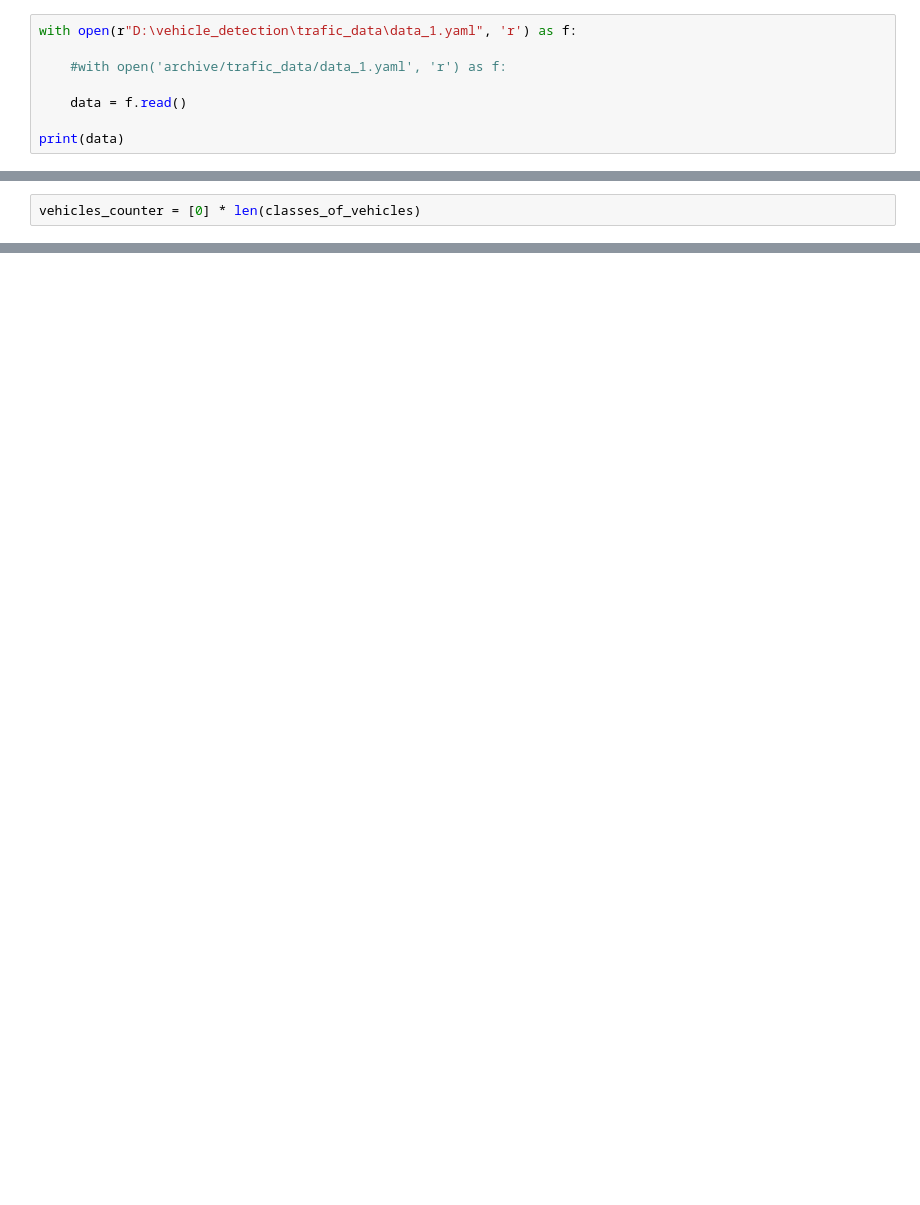
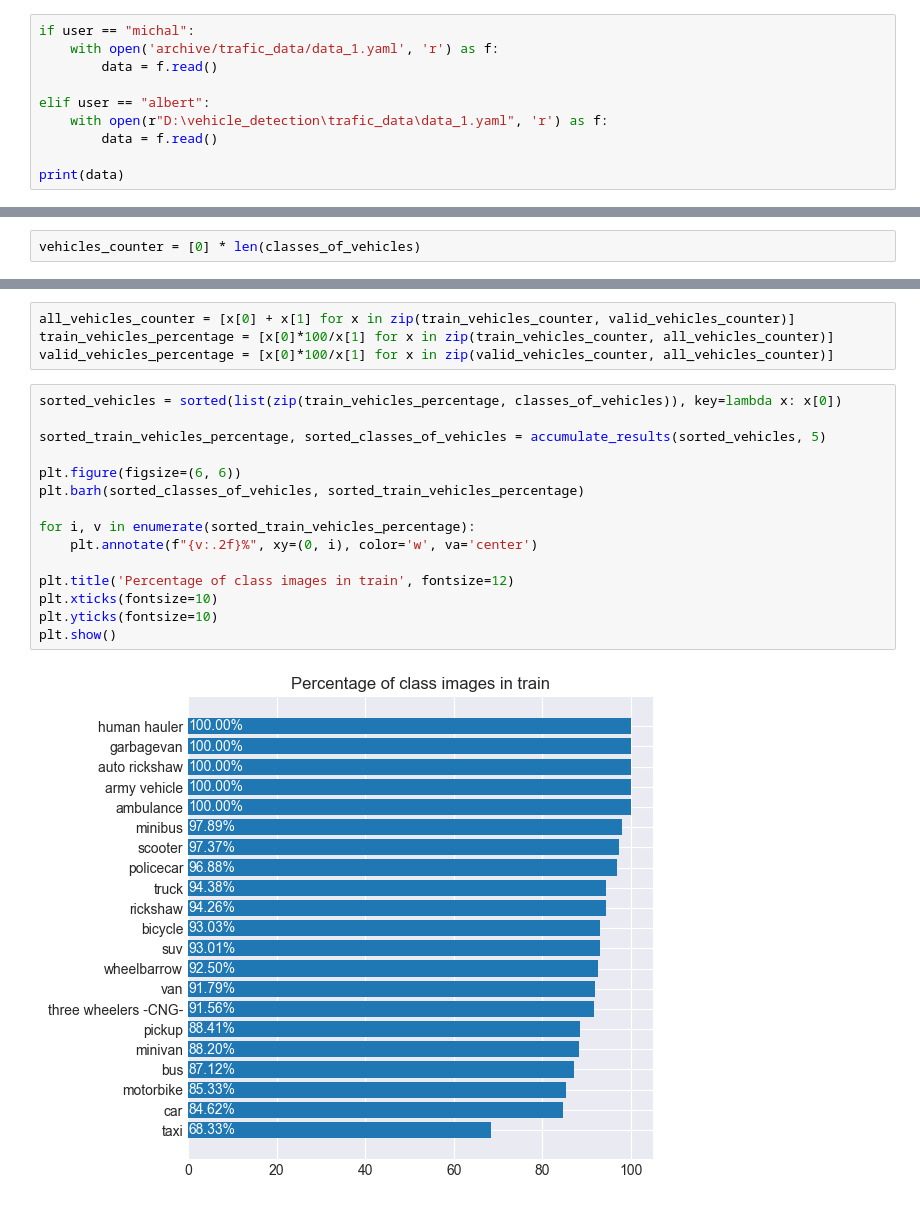
Before and after one commit to michaljurzak1/Vehicle-Images-Detection, a Jupyter notebook: eda.ipynb, the cells around one changed output, grey strips where cells are left out. Saved outputs shown, nothing was run; the diff lists cells and outputs as text; blank space fills up the shorter version.

```diff
--- a/eda.ipynb
+++ b/eda.ipynb
@@ -97,9 +106,11 @@ plt.show()
 # %%
-with open(r"D:\vehicle_detection\trafic_data\data_1.yaml", 'r') as f:
+if user == "michal":
+    with open('archive/trafic_data/data_1.yaml', 'r') as f:
+        data = f.read()
 
-    #with open('archive/trafic_data/data_1.yaml', 'r') as f:
-
-    data = f.read()
+elif user == "albert":
+    with open(r"D:\vehicle_detection\trafic_data\data_1.yaml", 'r') as f:
+        data = f.read()
 
 print(data)
 # %% [output]
@@ -394,0 +446,21 @@ plt.show()
+# %%
+all_vehicles_counter = [x[0] + x[1] for x in zip(train_vehicles_counter, valid_vehicles_counter)]
+train_vehicles_percentage = [x[0]*100/x[1] for x in zip(train_vehicles_counter, all_vehicles_counter)]
+valid_vehicles_percentage = [x[0]*100/x[1] for x in zip(valid_vehicles_counter, all_vehicles_counter)]
+# %%
+sorted_vehicles = sorted(list(zip(train_vehicles_percentage, classes_of_vehicles)), key=lambda x: x[0])
+
+sorted_train_vehicles_percentage, sorted_classes_of_vehicles = accumulate_results(sorted_vehicles, 5)
+
+plt.figure(figsize=(6, 6))
+plt.barh(sorted_classes_of_vehicles, sorted_train_vehicles_percentage)
+
+for i, v in enumerate(sorted_train_vehicles_percentage):
+    plt.annotate(f"{v:.2f}%", xy=(0, i), color='w', va='center')
+
+plt.title('Percentage of class images in train', fontsize=12)
+plt.xticks(fontsize=10)
+plt.yticks(fontsize=10)
+plt.show()
+# %% [output]
+[figure, added]
```
Also changed, not shown: parts of 34 cells of this notebook.
